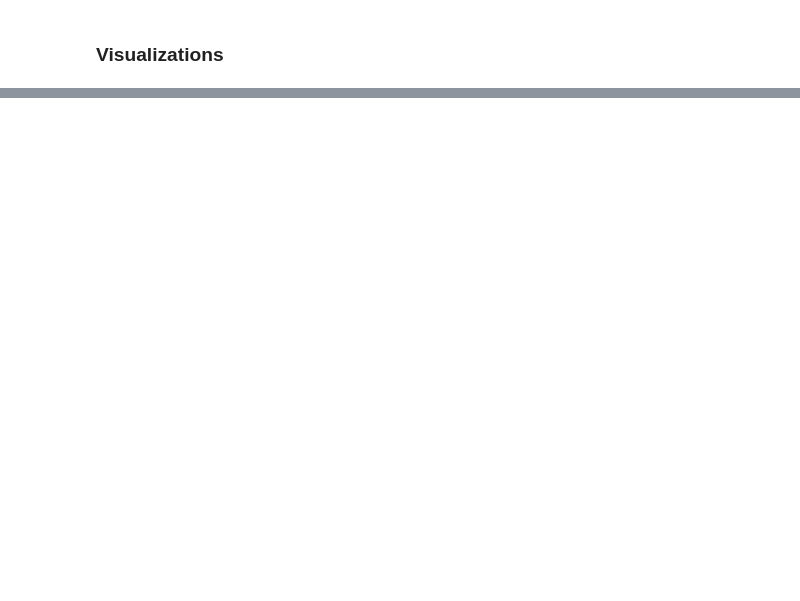
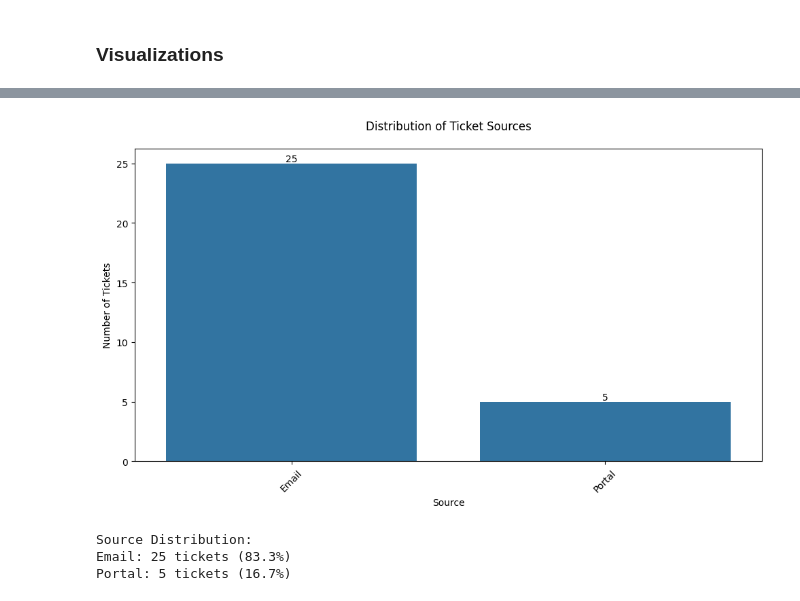
Before and after one commit to ROCstudios/Squirtle-Freshdesk-Chat-Agent, a Jupyter notebook: app/notebooks/freshdesk_eda.ipynb, the cells around one changed output, grey strips where cells are left out. Cells and saved outputs as stored; diff of their text form; code cells hidden in the pictures; blank space fills up the shorter version.

```diff
--- a/app/notebooks/freshdesk_eda.ipynb
+++ b/app/notebooks/freshdesk_eda.ipynb
@@ -649,0 +804,50 @@ OSError: 'seaborn' is not a valid package style, path of style file, URL of styl
+# %%
+# First ensure our data is loaded and source is properly categorized
+source_mapping = {
+    1: 'Email',
+    2: 'Portal',
+    3: 'Phone',
+    7: 'Chat',
+    9: 'Feedback Widget',
+    10: 'Outbound Email'
+}
+
+# Map numeric sources to their string values
+ticket_details_df['source_name'] = ticket_details_df['source'].map(source_mapping)
+
+# Create the visualization
+plt.figure(figsize=(10, 6))
+
+# Create source distribution plot
+ax = sns.countplot(data=ticket_details_df,
+                  x='source_name',
+                  order=ticket_details_df['source_name'].value_counts().index)
+
+# Customize the plot
+plt.title('Distribution of Ticket Sources', pad=20)
+plt.xlabel('Source')
+plt.ylabel('Number of Tickets')
+
+# Rotate x-axis labels for better readability
+plt.xticks(rotation=45)
+
+# Add value labels on top of each bar
+for i in ax.containers:
+    ax.bar_label(i)
+
+# Adjust layout to prevent label cutoff
+plt.tight_layout()
+plt.show()
+
+# Print the exact counts and percentages
+source_counts = ticket_details_df['source_name'].value_counts()
+source_percentages = ticket_details_df['source_name'].value_counts(normalize=True) * 100
+
+print("\nSource Distribution:")
+for source in source_counts.index:
+    print(f"{source}: {source_counts[source]} tickets ({source_percentages[source]:.1f}%)")
+# %% [output]
+[figure, added]
+Source Distribution:
+Email: 25 tickets (83.3%)
+Portal: 5 tickets (16.7%)
```
Also changed, not shown: parts of 18 cells of this notebook.
